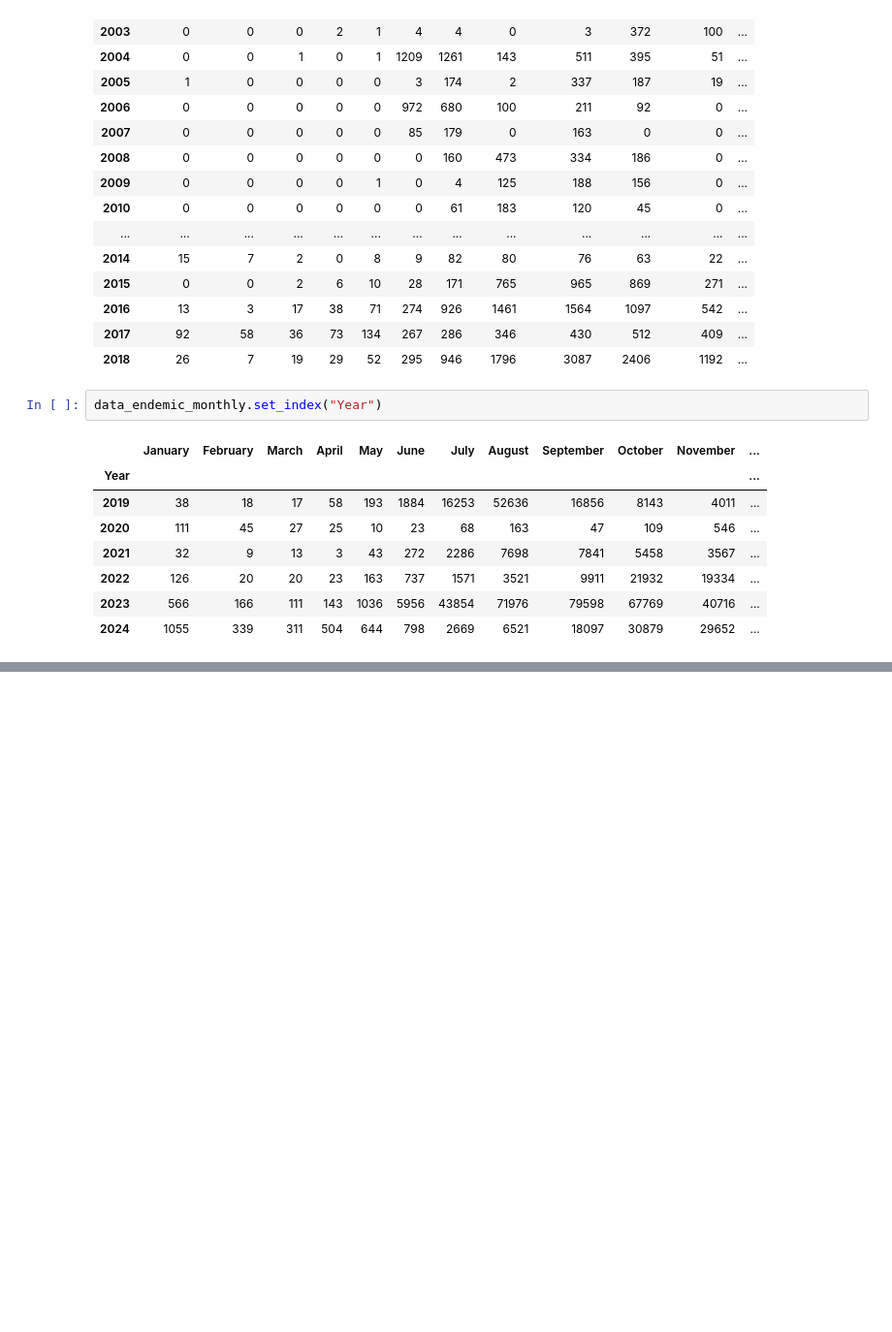
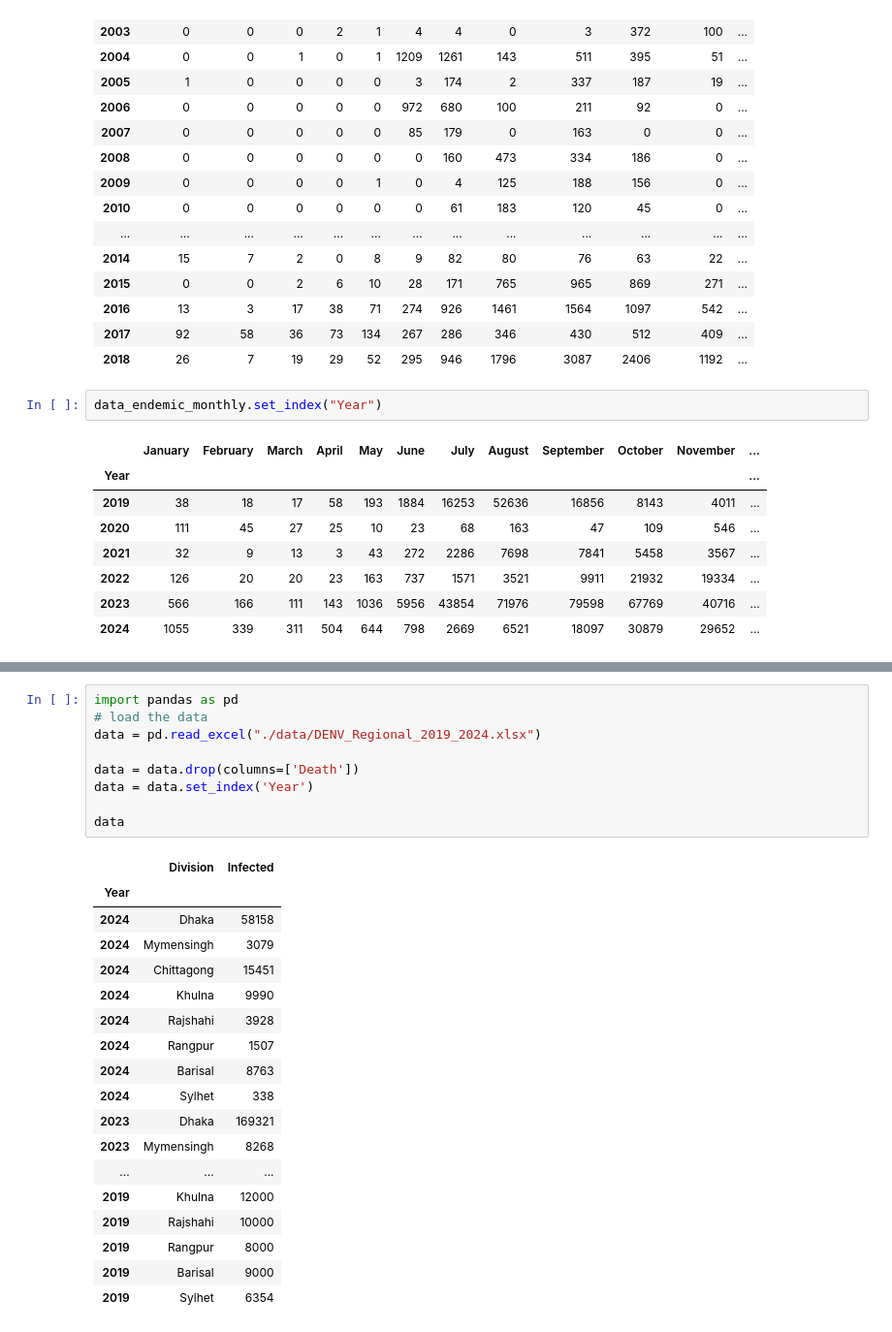
Before and after one commit to awnonbhowmik/DENV-Data-Analysis, a Jupyter notebook: main.ipynb, the cells around one changed output, grey strips where cells are left out. Shown at 97% size. Saved outputs shown, nothing was run; the diff lists cells and outputs as text; blank space fills up the shorter version.

```diff
--- a/main.ipynb
+++ b/main.ipynb
@@ -166,0 +175,28 @@ data_endemic_monthly.set_index("Year")
+# %%
+import pandas as pd
+# load the data
+data = pd.read_excel("./data/DENV_Regional_2019_2024.xlsx")
+
+data = data.drop(columns=['Death'])
+data = data.set_index('Year')
+
+data
+# %% [output]
+|  | Division | Infected |
+| Year |  |  |
+| 2024 | Dhaka | 58158 |
+| 2024 | Mymensingh | 3079 |
+| 2024 | Chittagong | 15451 |
+| 2024 | Khulna | 9990 |
+| 2024 | Rajshahi | 3928 |
+| 2024 | Rangpur | 1507 |
+| 2024 | Barisal | 8763 |
+| 2024 | Sylhet | 338 |
+| 2023 | Dhaka | 169321 |
+| 2023 | Mymensingh | 8268 |
+| ... | ... | ... |
+| 2019 | Khulna | 12000 |
+| 2019 | Rajshahi | 10000 |
+| 2019 | Rangpur | 8000 |
+| 2019 | Barisal | 9000 |
+| 2019 | Sylhet | 6354 |
```
Also changed, not shown: parts of 4 cells of this notebook, 8 other files.
